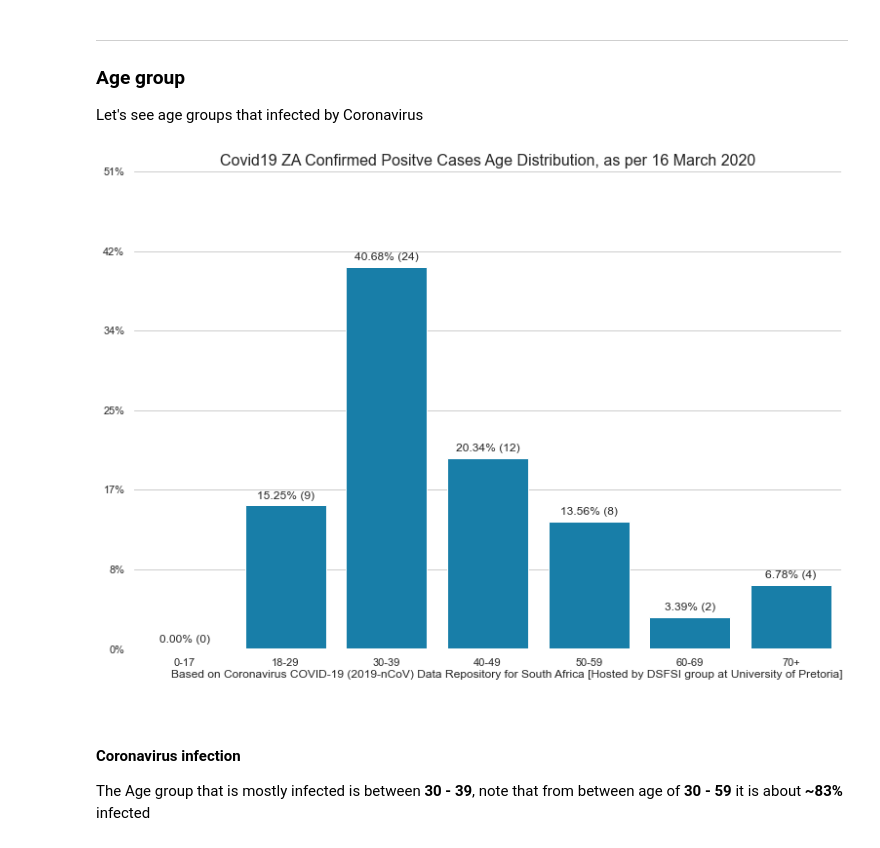
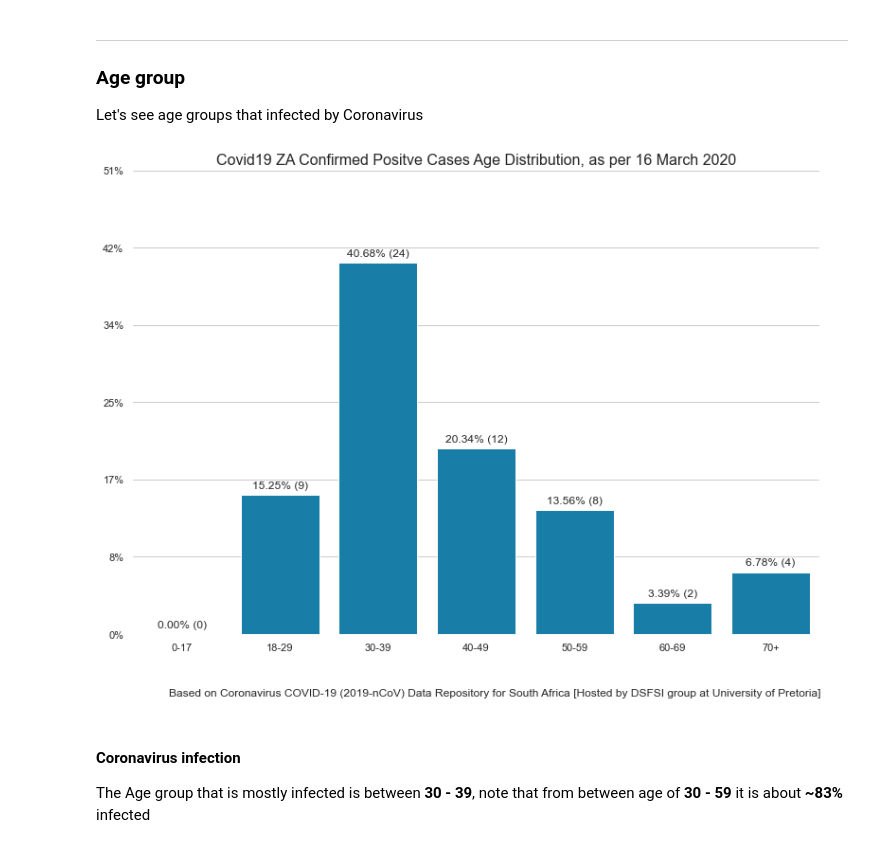
Before and after one commit to dsfsi/covid19za, a Jupyter notebook: notebooks/2020-03-13-starter-notebook.ipynb, the cells around one changed output. Cells and saved outputs as stored; diff of their text form; code cells hidden in the pictures.

```diff
--- a/notebooks/2020-03-13-starter-notebook.ipynb
+++ b/notebooks/2020-03-13-starter-notebook.ipynb
@@ -216,14 +216,14 @@ Let's see age groups that infected by Coronavirus
 # %%
 vertical_bar_chart(df['age_group'].value_counts().reset_index(), 'index', 'age_group', 'Age distribution', 'index')
 plt.title("Covid19 ZA Confirmed Positve Cases Age Distribution, as per 16 March 2020", fontsize=16)
 plt.annotate('Based on Coronavirus COVID-19 (2019-nCoV) Data Repository for South Africa [Hosted by DSFSI group at University of Pretoria]',
-             (0.1, 0.05), xycoords='figure fraction', fontsize=12)
+             (0.1, 0.02), xycoords='figure fraction', fontsize=12)
 plt.savefig("../visualisation/age_distribution_confirmed_cases.png",
-               bbox_inches='tight',
+#                bbox_inches='tight',
                transparent=True,
                pad_inches=0, dpi = 200)
 # %% [output]
-[figure, old version]
+[figure, new version]
 # %% [markdown]
 #### Coronavirus infection
 The Age group that is mostly infected is between **30 - 39**, note that from between age of **30 - 59** it is about **~83%** infected
```
Also changed, not shown: parts of 1 cell of this notebook, 1 other file.
